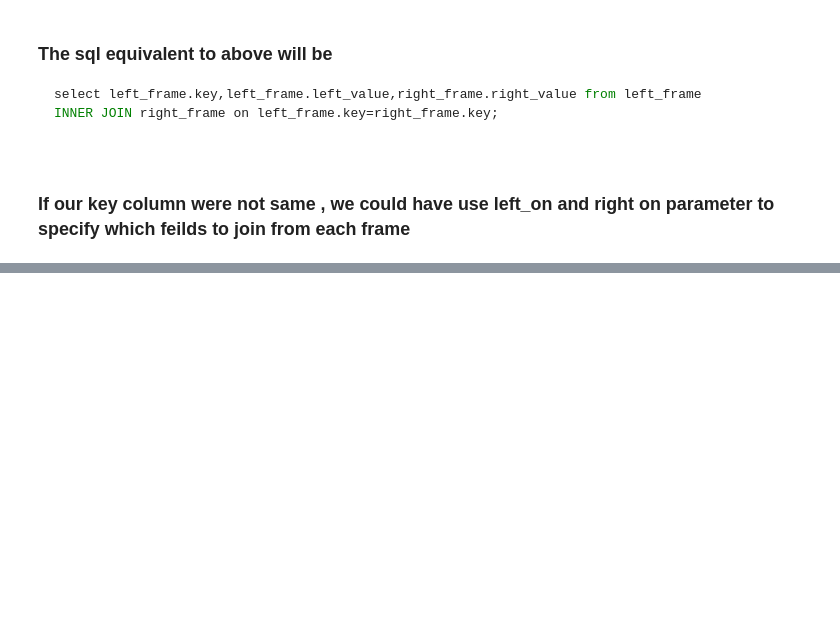
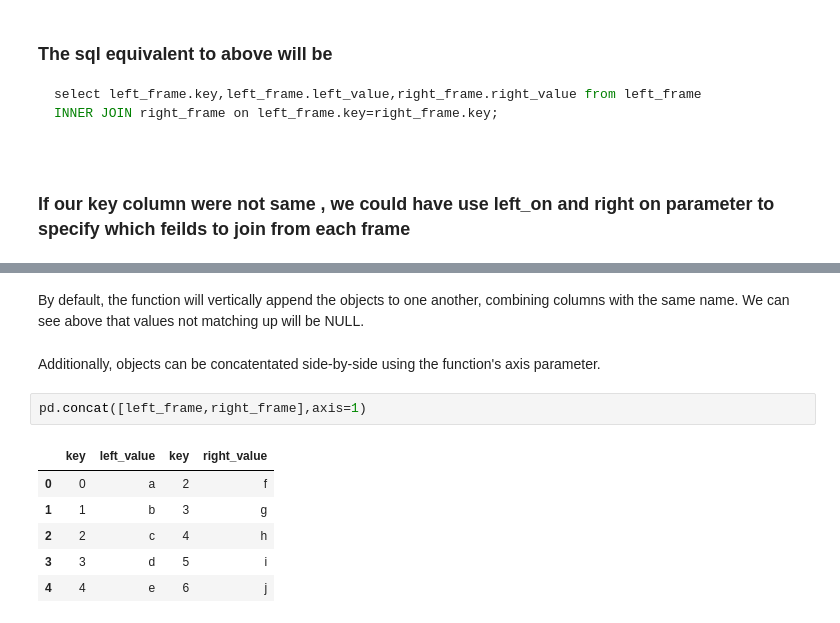
Before and after one commit to Atif8Ted/New_day_new_me, a Jupyter notebook: day3_working_with_frames.ipynb, the cells around one changed output, grey strips where cells are left out. Cells and saved outputs as stored; diff of their text form; blank space fills up the shorter version.

```diff
--- a/day3_working_with_frames.ipynb
+++ b/day3_working_with_frames.ipynb
@@ -367,0 +450,13 @@ pd.merge(left_frame,right_frame,left_on='left_key',right_on='right_key',how ='in
+# %% [markdown]
+By default, the function will vertically append the objects to one another, combining columns with the same name. We can see above that values not matching up will be NULL.
+# %% [markdown]
+Additionally, objects can be concatentated side-by-side using the function's axis parameter.
+# %%
+pd.concat([left_frame,right_frame],axis=1)
+# %% [output]
+|  | key | left_value | key | right_value |
+| 0 | 0 | a | 2 | f |
+| 1 | 1 | b | 3 | g |
+| 2 | 2 | c | 4 | h |
+| 3 | 3 | d | 5 | i |
+| 4 | 4 | e | 6 | j |
```
Also changed, not shown: parts of 31 cells of this notebook.
